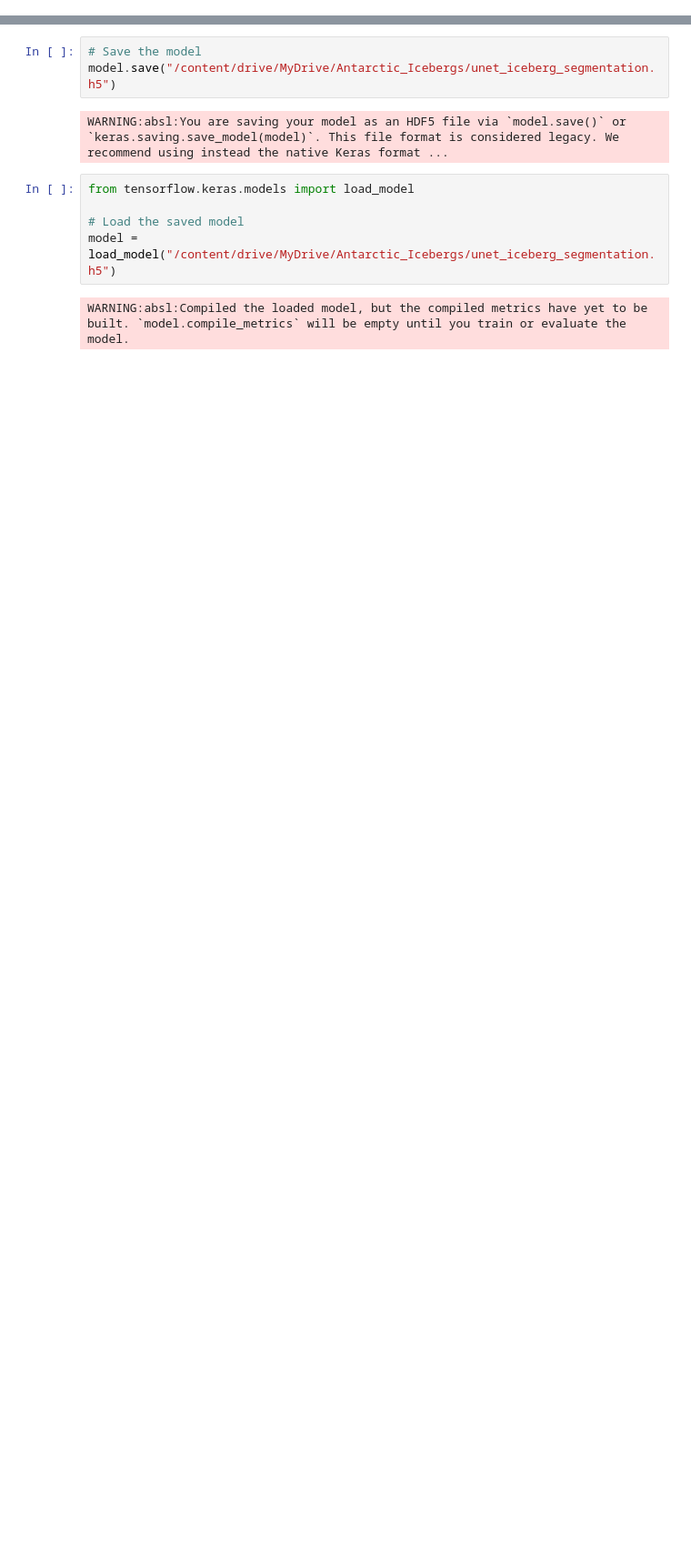
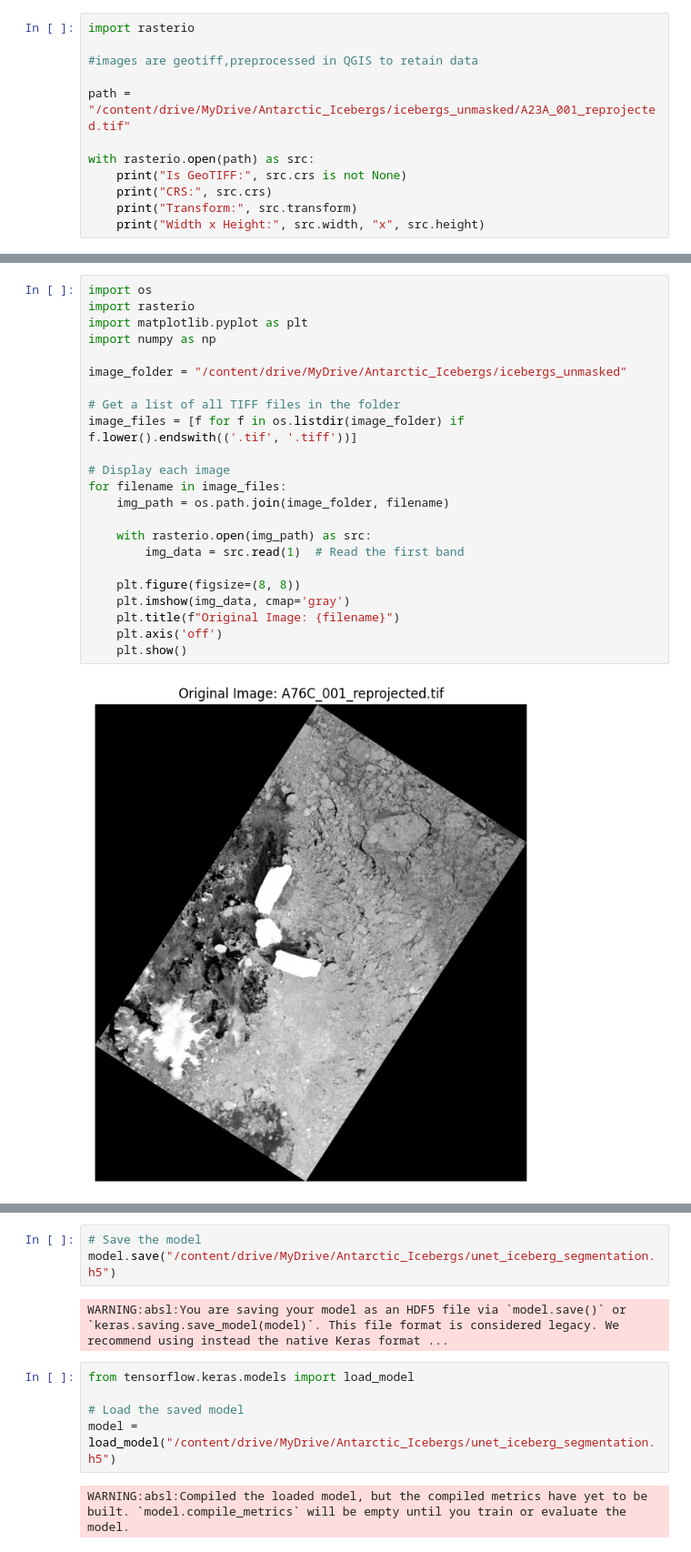
Before and after one commit to AnoushaPawarCTRL/icebergsFYP, a Jupyter notebook: Arctic2_0_U_net_Model.ipynb, the cells around one changed output, grey strips where cells are left out. Shown at 91% size. Drawn from its saved outputs; the diff is of its cells as text; blank space fills up the shorter version.

```diff
--- a/Arctic2_0_U_net_Model.ipynb
+++ b/Arctic2_0_U_net_Model.ipynb
@@ -26,3 +53,15 @@ Downloading affine-2.4.0-py3-none-any.whl (15 kB)
 Downloading click_plugins-1.1.1-py2.py3-none-any.whl (7.5 kB)
 Installing collected packages: cligj, click-plugins, affine, rasterio
 Successfully installed affine-2.4.0 click-plugins-1.1.1 cligj-0.7.2 rasterio-1.4.3
+# %%
+import rasterio
+
+#images are geotiff,preprocessed in QGIS to retain data
+
+path = "/content/drive/MyDrive/Antarctic_Icebergs/icebergs_unmasked/A23A_001_reprojected.tif"
+
+with rasterio.open(path) as src:
+    print("Is GeoTIFF:", src.crs is not None)
+    print("CRS:", src.crs)
+    print("Transform:", src.transform)
+    print("Width x Height:", src.width, "x", src.height)
@@ -28,0 +75,25 @@ Successfully installed affine-2.4.0 click-plugins-1.1.1 cligj-0.7.2 rasterio-1.4
+# %%
+import os
+import rasterio
+import matplotlib.pyplot as plt
+import numpy as np
+
+image_folder = "/content/drive/MyDrive/Antarctic_Icebergs/icebergs_unmasked"
+
+# Get a list of all TIFF files in the folder
+image_files = [f for f in os.listdir(image_folder) if f.lower().endswith(('.tif', '.tiff'))]
+
+# Display each image
+for filename in image_files:
+    img_path = os.path.join(image_folder, filename)
+
+    with rasterio.open(img_path) as src:
+        img_data = src.read(1)  # Read the first band
+
+    plt.figure(figsize=(8, 8))
+    plt.imshow(img_data, cmap='gray')
+    plt.title(f"Original Image: {filename}")
+    plt.axis('off')
+    plt.show()
+# %% [output]
+[figure, added]
```
Also changed, not shown: parts of 14 cells of this notebook.
